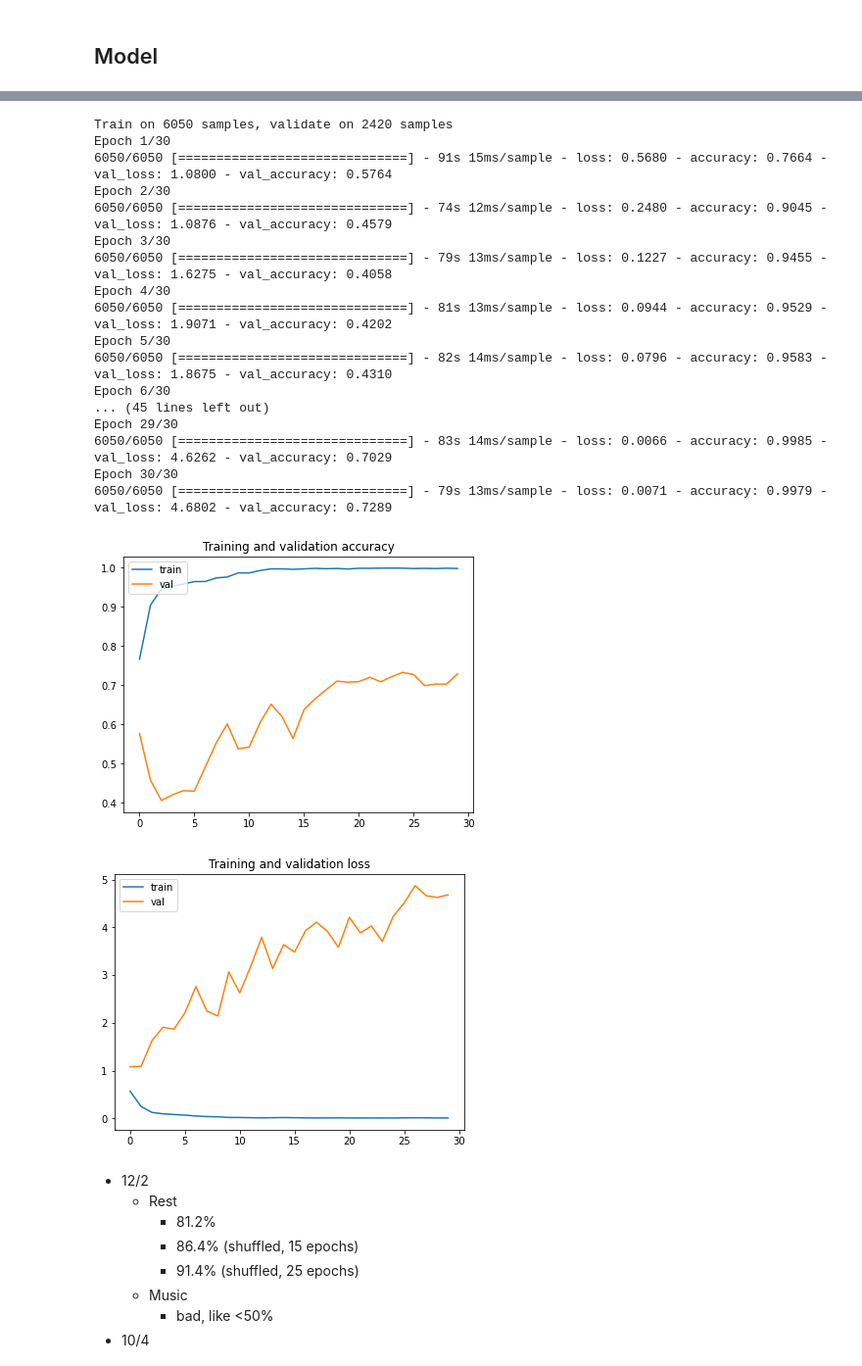
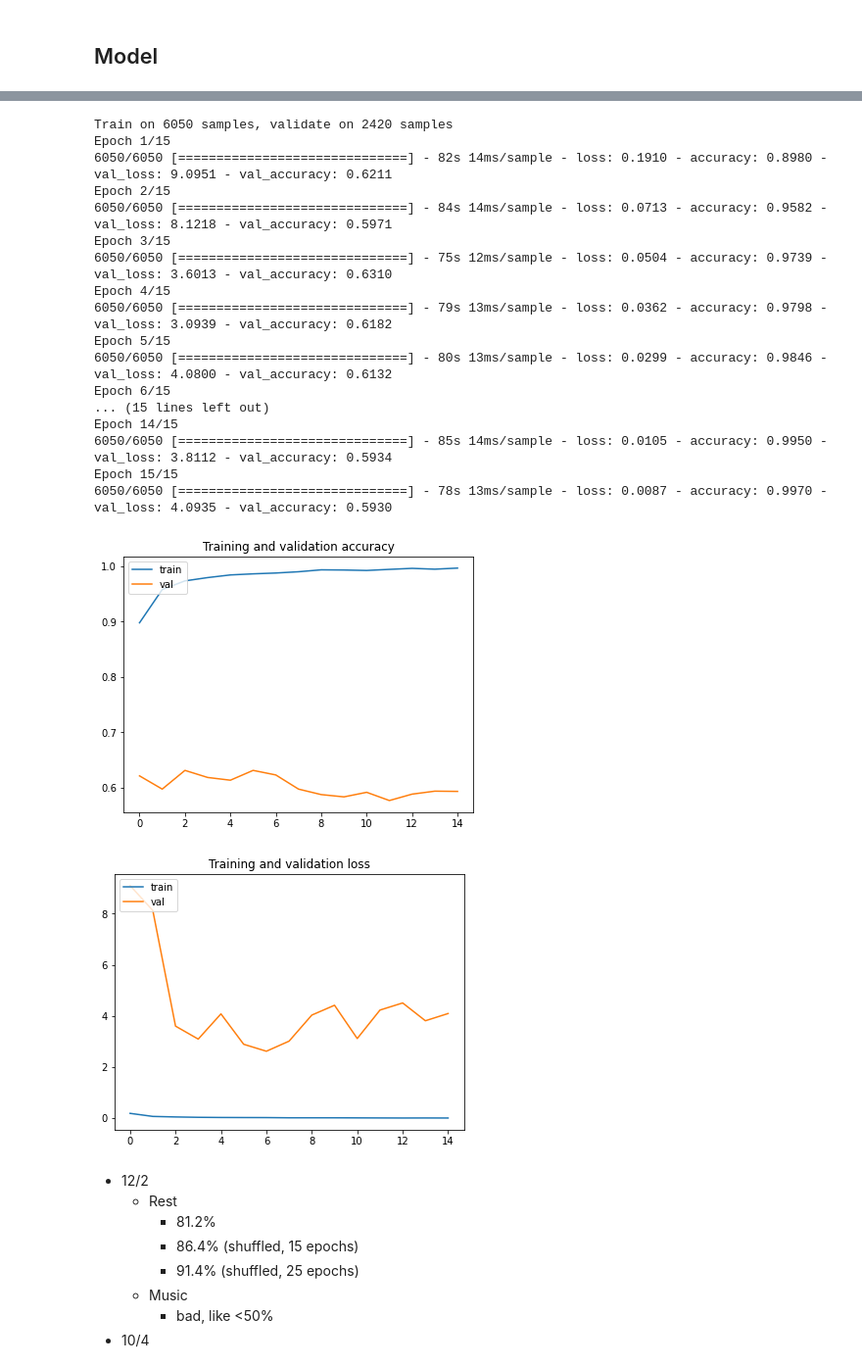
Before and after one commit to Koda98/CSE247-project, a Jupyter notebook: CNN_2D.ipynb, the cells around one changed output, grey strips where cells are left out. Shown at 98% size. Drawn from its saved outputs; the diff is of its cells as text; code cells hidden in the pictures.

```diff
--- a/CNN_2D.ipynb
+++ b/CNN_2D.ipynb
@@ -389,7 +389,9 @@ val_indices = [0,1,7,8]
 X_train, y_train = shuffle(X_scalogram_shaped[train_indices].reshape((-1, 448, 128, 1)),
                            Y_shaped[train_indices].reshape(-1),
                            random_state=42)
-X_val, y_val = shuffle(X_scalogram_shaped[train_indices].reshape((-1, 448, 128, 1)), y_val, random_state=42)
+X_val, y_val = shuffle(X_scalogram_shaped[val_indices].reshape((-1, 448, 128, 1)),
+                       Y_shaped[val_indices].reshape(-1),
+                       random_state=42)
 # %%
 print("X_train shape:", X_train.shape)
 print("y_train shape:", y_train.shape)
@@ -420,8 +411,8 @@ y_val shape: (1694,)
 def plot_history(history):
     # Retrieve a list of accuracy results on training and test data
     # sets for each training epoch
-    acc = history.history['accuracy']
-    val_acc = history.history['val_accuracy']
+    acc = history.history['accuracy']*100
+    val_acc = history.history['val_accuracy']*100
 
     # Retrieve a list of list results on training and test data
     # sets for each training epoch
@@ -562,30 +553,30 @@ _________________________________________________________________
 # %%
 plot_history(complex_model.fit(X_train,
                     y_train,
-                    epochs=30,
+                    epochs=15,
                     batch_size=256,
                     validation_data=(X_val, y_val),
                     verbose=1))
 # %% [output]
 Train on 6050 samples, validate on 2420 samples
-Epoch 1/30
-6050/6050 [==============================] - 91s 15ms/sample - loss: 0.5680 - accuracy: 0.7664 - val_loss: 1.0800 - val_accuracy: 0.5764
-Epoch 2/30
-6050/6050 [==============================] - 74s 12ms/sample - loss: 0.2480 - accuracy: 0.9045 - val_loss: 1.0876 - val_accuracy: 0.4579
-Epoch 3/30
-6050/6050 [==============================] - 79s 13ms/sample - loss: 0.1227 - accuracy: 0.9455 - val_loss: 1.6275 - val_accuracy: 0.4058
-Epoch 4/30
-6050/6050 [==============================] - 81s 13ms/sample - loss: 0.0944 - accuracy: 0.9529 - val_loss: 1.9071 - val_accuracy: 0.4202
-Epoch 5/30
-6050/6050 [==============================] - 82s 14ms/sample - loss: 0.0796 - accuracy: 0.9583 - val_loss: 1.8675 - val_accuracy: 0.4310
-Epoch 6/30
-... (45 lines left out)
-Epoch 29/30
-6050/6050 [==============================] - 83s 14ms/sample - loss: 0.0066 - accuracy: 0.9985 - val_loss: 4.6262 - val_accuracy: 0.7029
-Epoch 30/30
-6050/6050 [==============================] - 79s 13ms/sample - loss: 0.0071 - accuracy: 0.9979 - val_loss: 4.6802 - val_accuracy: 0.7289
+Epoch 1/15
+6050/6050 [==============================] - 82s 14ms/sample - loss: 0.1910 - accuracy: 0.8980 - val_loss: 9.0951 - val_accuracy: 0.6211
+Epoch 2/15
+6050/6050 [==============================] - 84s 14ms/sample - loss: 0.0713 - accuracy: 0.9582 - val_loss: 8.1218 - val_accuracy: 0.5971
+Epoch 3/15
+6050/6050 [==============================] - 75s 12ms/sample - loss: 0.0504 - accuracy: 0.9739 - val_loss: 3.6013 - val_accuracy: 0.6310
+Epoch 4/15
+6050/6050 [==============================] - 79s 13ms/sample - loss: 0.0362 - accuracy: 0.9798 - val_loss: 3.0939 - val_accuracy: 0.6182
+Epoch 5/15
+6050/6050 [==============================] - 80s 13ms/sample - loss: 0.0299 - accuracy: 0.9846 - val_loss: 4.0800 - val_accuracy: 0.6132
+Epoch 6/15
+... (15 lines left out)
+Epoch 14/15
+6050/6050 [==============================] - 85s 14ms/sample - loss: 0.0105 - accuracy: 0.9950 - val_loss: 3.8112 - val_accuracy: 0.5934
+Epoch 15/15
+6050/6050 [==============================] - 78s 13ms/sample - loss: 0.0087 - accuracy: 0.9970 - val_loss: 4.0935 - val_accuracy: 0.5930
-[figure, old version]
+[figure, new version]
-[figure, old version]
+[figure, new version]
 # %% [markdown]
 * 12/2
     * Rest
```
Also changed, not shown: parts of 18 cells of this notebook.
